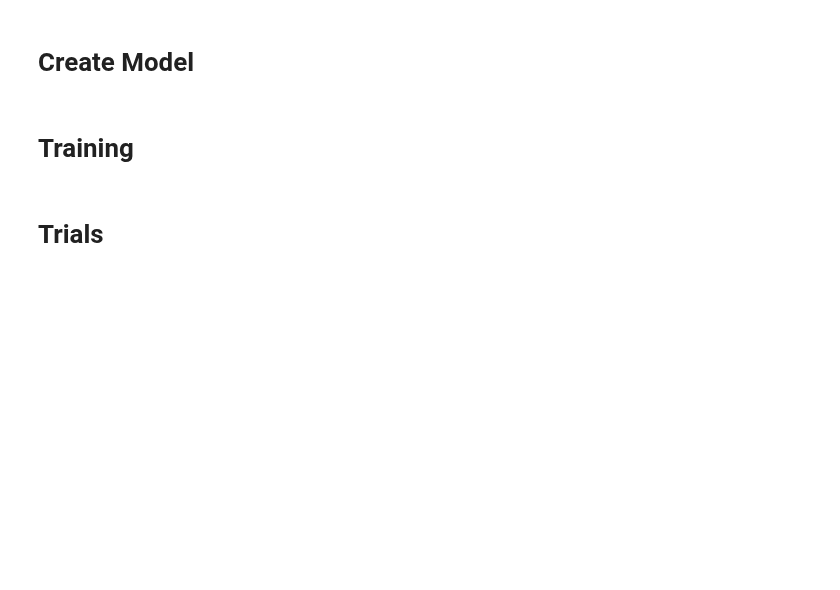
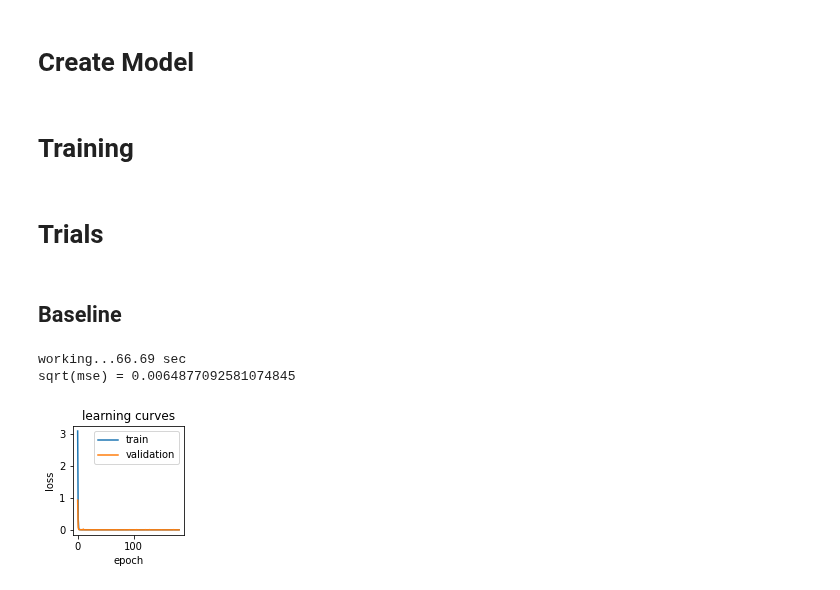
Before and after one commit to yossi-cohen/preferential-attachment, a Jupyter notebook: notebooks/yulesimon-dnn-trials.ipynb, the cells around one changed output. Saved outputs shown, nothing was run; the diff lists cells and outputs as text; code cells hidden in the pictures; blank space fills up the shorter version.

```diff
--- a/notebooks/yulesimon-dnn-trials.ipynb
+++ b/notebooks/yulesimon-dnn-trials.ipynb
@@ -257 +269,12 @@ def _trail(num_alphas, samples_per_alpha, rvs_size):
     return np.sqrt(mse), model, history
+# %% [markdown]
+## Baseline
+# %%
+sqrt_mse, m, h = _trial(num_alphas=100, samples_per_alpha=100, rvs_size=1000, layers=[256,256], batch_size=32) # 0.0064877092581074845
+#sqrt_mse, m, h = _trial(num_alphas=100, samples_per_alpha=100, rvs_size=1000, layers=[32,32], batch_size=32)  # 0.0057517
+print('sqrt(mse) = {}'.format(sqrt_mse))
+plot_learning_curves(h)
+# %% [output]
+working...66.69 sec
+sqrt(mse) = 0.0064877092581074845
+[figure, added]
```
Also changed, not shown: parts of 20 cells of this notebook.
